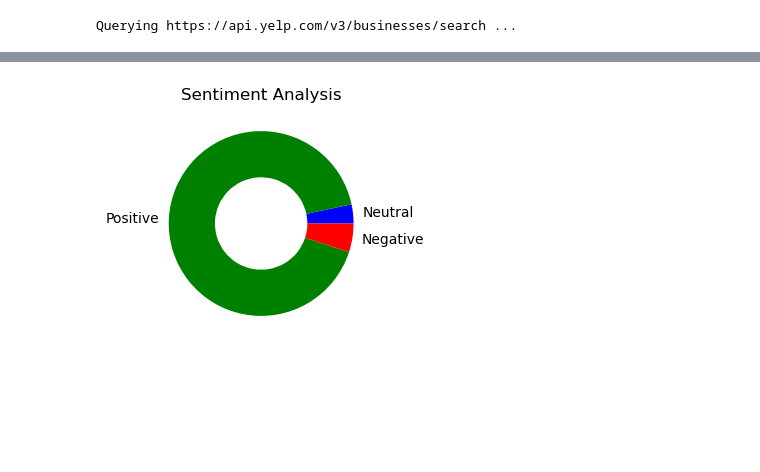
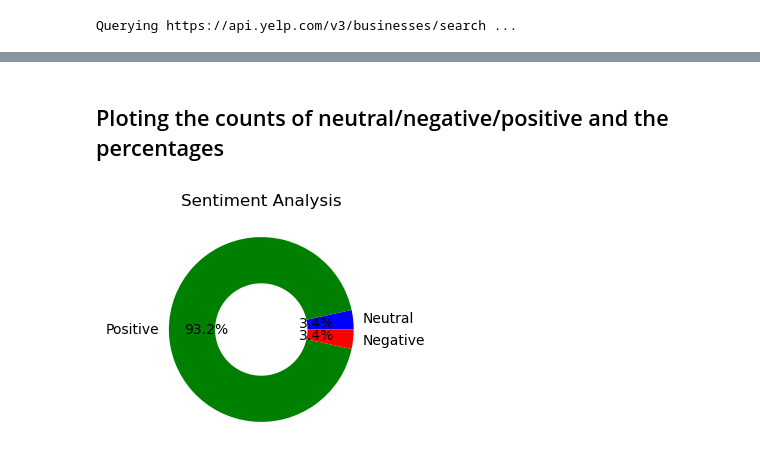
Before and after one commit to BennoMan123/Sentiment-Analysis-of-Reviews, a Jupyter notebook: ReviewAnalysisEx.ipynb, the cells around one changed output, grey strips where cells are left out. Cells and saved outputs as stored; diff of their text form; code cells hidden in the pictures; blank space fills up the shorter version.

```diff
--- a/ReviewAnalysisEx.ipynb
+++ b/ReviewAnalysisEx.ipynb
@@ -227,16 +230,18 @@ The portion sizes were good, but the food lacked flavor. I was especially...
     Sentiment: Positive
 
 ================
+# %% [markdown]
+## Ploting the counts of neutral/negative/positive and the percentages
 # %%
 # Define data
 labels = ['Neutral', 'Positive', 'Negative']
 values = [neutral/60, positive/60, negative/60]
 
 # Create donut chart
 fig, ax = plt.subplots(figsize=(3, 3))
-ax.pie(values, labels=labels, wedgeprops=dict(width=0.5), colors=['blue', 'green', 'red'])
+ax.pie(values, labels=labels, wedgeprops=dict(width=0.5), colors=['blue', 'green', 'red'], autopct='%1.1f%%')
 ax.set_title('Sentiment Analysis')
 
 plt.show()
 # %% [output]
-[figure, old version]
+[figure, new version]
```
Also changed, not shown: parts of 18 cells of this notebook, 1 other file.
